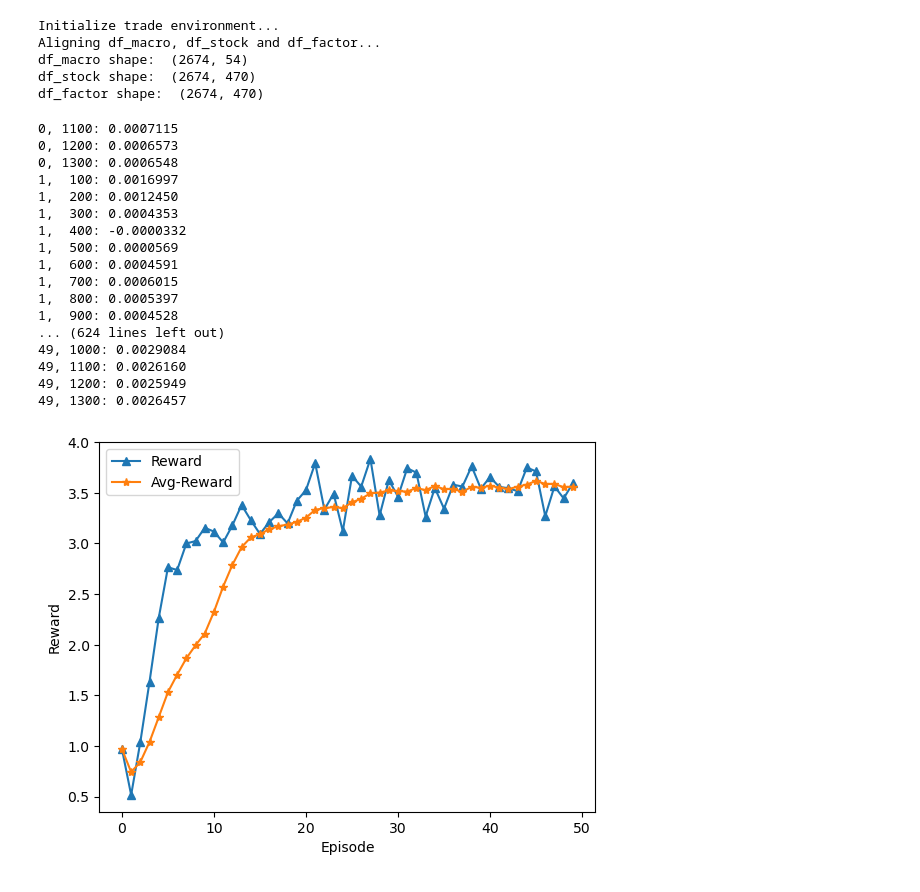
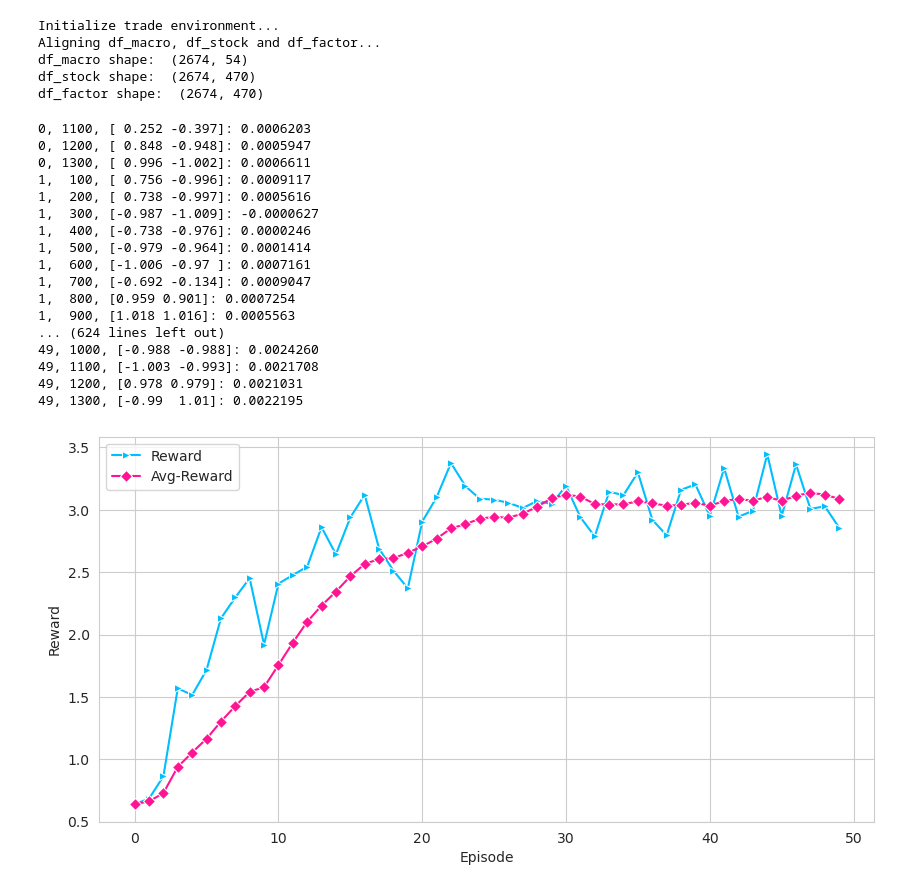
Before and after one commit to chenpnn/Adaptive-Position-Selection, a Jupyter notebook: main/train.ipynb, the cells around one changed output. Drawn from its saved outputs; the diff is of its cells as text; code cells hidden in the pictures.

Commit message:
model and DDPG

```diff
--- a/main/train.ipynb
+++ b/main/train.ipynb
@@ -4,6 +4,8 @@ sys.path.append('..')
 import numpy as np
 import pandas as pd
 import matplotlib.pyplot as plt
+import seaborn as sns
+sns.set_style('whitegrid')
 import torch
 
 from models.ddpg import DDPG
@@ -16,8 +18,9 @@ df_stock = pd.read_csv(file_path + 'stock_data.csv')
 df_factor = pd.read_csv(file_path + 'factor_data.csv')
 
 env = TradeEnv(df_macro=df_macro, df_factor=df_factor, df_stock=df_stock)
-agent = DDPG(env=env)
-noise = OUNoise(action_dim=2)
+hidden_size_list = [64] * 4
+agent = DDPG(env=env, hidden_size_list=hidden_size_list)
+# noise = OUNoise(action_dim=2)
 # %% [output]
 Initialize trade environment...
 Aligning df_macro, df_stock and df_factor...
@@ -31,12 +34,13 @@ avg_rewards = []
 
 for episode in range(50):
     state = env.reset()
-    noise.reset()
+    # noise.reset()
     episode_reward = 0
 
     for i in range(1,5000):
         action = agent.get_action(state)
-        action = noise.get_action(action, i)
+        action += np.random.randn() * 0.01
+        # action = noise.get_action(action, i)
         next_state, reward, terminated = env.step(action)
         if not terminated:
             agent.memory.push(state, action, reward, next_state, terminated)
@@ -47,38 +51,38 @@ for episode in range(50):
         if len(agent.memory) > 1e3:
             agent.update(batch_size)
             if i % 100 == 0:
-                print('{}, {:>4d}: {:.7f}'.format(episode, i, episode_reward / i))
+                print('{}, {:>4d}, {}: {:.7f}'.format(episode, i, action.round(3), episode_reward / i))
 
         if terminated:
-            # sys.stdout.write("episode: {}, reward: {}, average _reward: {} \n".format(episode, np.round(episode_reward, decimals=2), np.mean(rewards[-10:])))
             break
 
     rewards.append(episode_reward)
     avg_rewards.append(np.mean(rewards[-10:]))
 # %% [output]
-0, 1100: 0.0007115
-0, 1200: 0.0006573
-0, 1300: 0.0006548
-1,  100: 0.0016997
-1,  200: 0.0012450
-1,  300: 0.0004353
-1,  400: -0.0000332
-1,  500: 0.0000569
-1,  600: 0.0004591
-1,  700: 0.0006015
-1,  800: 0.0005397
-1,  900: 0.0004528
+0, 1100, [ 0.252 -0.397]: 0.0006203
+0, 1200, [ 0.848 -0.948]: 0.0005947
+0, 1300, [ 0.996 -1.002]: 0.0006611
+1,  100, [ 0.756 -0.996]: 0.0009117
+1,  200, [ 0.738 -0.997]: 0.0005616
+1,  300, [-0.987 -1.009]: -0.0000627
+1,  400, [-0.738 -0.976]: 0.0000246
+1,  500, [-0.979 -0.964]: 0.0001414
+1,  600, [-1.006 -0.97 ]: 0.0007161
+1,  700, [-0.692 -0.134]: 0.0009047
+1,  800, [0.959 0.901]: 0.0007254
+1,  900, [1.018 1.016]: 0.0005563
 ... (624 lines left out)
-49, 1000: 0.0029084
-49, 1100: 0.0026160
-49, 1200: 0.0025949
-49, 1300: 0.0026457
+49, 1000, [-0.988 -0.988]: 0.0024260
+49, 1100, [-1.003 -0.993]: 0.0021708
+49, 1200, [0.978 0.979]: 0.0021031
+49, 1300, [-0.99  1.01]: 0.0022195
 # %%
-plt.plot(rewards, '-^', label='Reward')
-plt.plot(avg_rewards, '-*', label='Avg-Reward')
+fig = plt.figure(figsize=(10,5))
+sns.lineplot(rewards, marker='>', color='deepskyblue', label='Reward')
+sns.lineplot(avg_rewards, marker='D', color='deeppink', label='Avg-Reward')
 plt.xlabel('Episode')
 plt.ylabel('Reward')
 plt.legend()
 plt.show()
 # %% [output]
-[figure, old version]
+[figure, new version]
```
Also changed, not shown: 5 other files.
